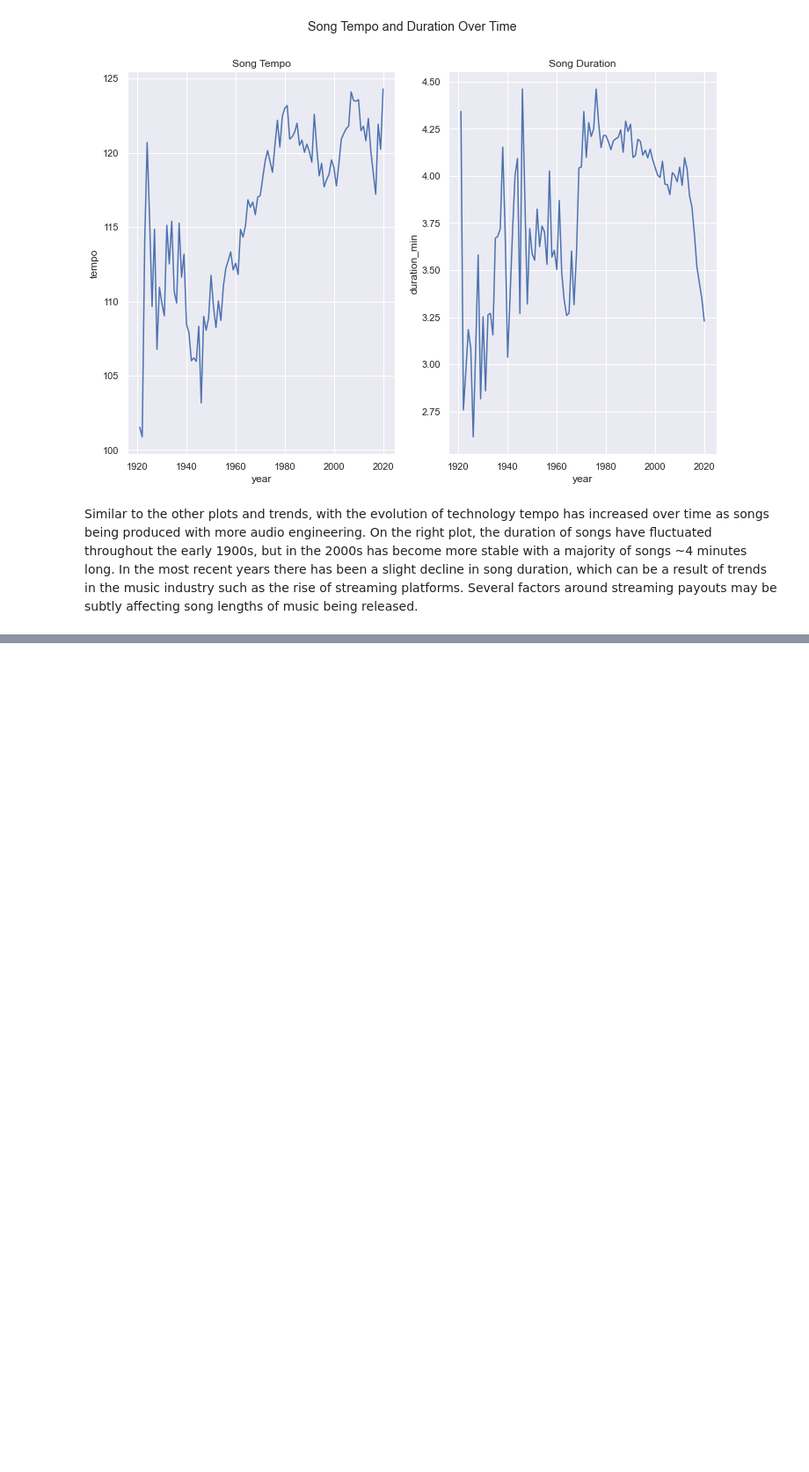
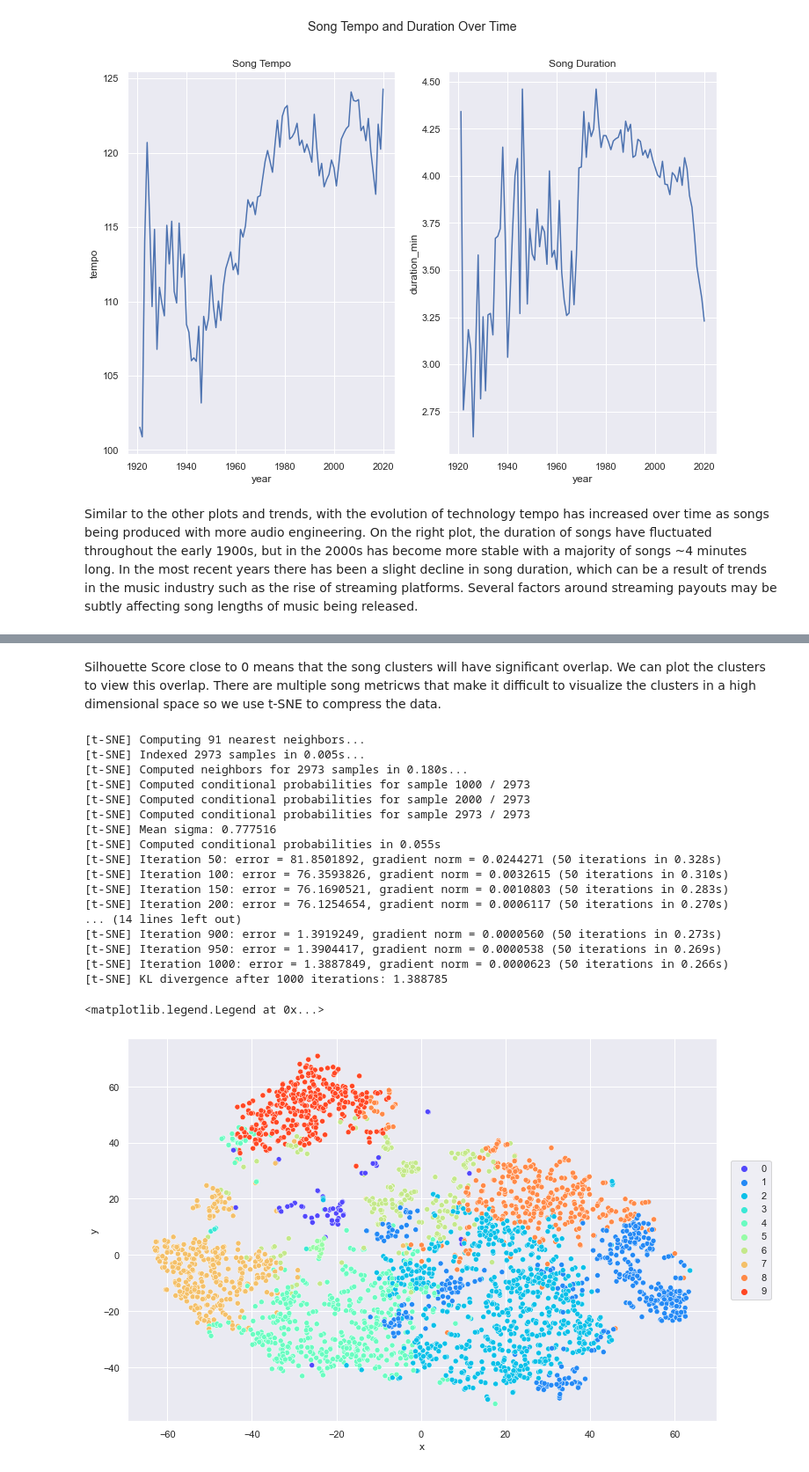
Before and after one commit to taylormanivanh/projects, a Jupyter notebook: Music_Recommender/Music_Recommender.ipynb, the cells around one changed output, grey strips where cells are left out. Shown at 88% size. Saved outputs shown, nothing was run; the diff lists cells and outputs as text; code cells hidden in the pictures; blank space fills up the shorter version.

```diff
--- a/Music_Recommender/Music_Recommender.ipynb
+++ b/Music_Recommender/Music_Recommender.ipynb
@@ -247,0 +366,37 @@ Similar to the other plots and trends, with the evolution of technology tempo ha
+# %% [markdown]
+Silhouette Score close to 0 means that the song clusters will have significant overlap. We can plot the clusters to view this overlap.
+There are multiple song metricws that make it difficult to visualize the clusters in a high dimensional space so we use t-SNE to compress the data.
+# %%
+# Create a pipeline to sequentially scale the data and implement t-SNE for dimensionality reduction
+tsne_pipe = Pipeline([('scaler', StandardScaler())
+                    ,('tsne', TSNE(n_components=2, verbose=2))])
+genre_embed = tsne_pipe.fit_transform(genre_data)
+projection = pd.DataFrame(columns=['x','y'], data=genre_embed)
+projection['title'] = data_by_genres['genres']
+projection['cluster'] = data_by_genres['cluster']
+
+# Plot the clusters
+sns.set(rc={'figure.figsize':(12 ,8)})
+palette = sns.color_palette('rainbow', 10)
+ax = sns.scatterplot(data=projection, x='x', y='y', hue='cluster', palette=palette, legend='full')
+plt.legend(bbox_to_anchor=(1.1, 0.5), loc='right')
+# %% [output]
+[t-SNE] Computing 91 nearest neighbors...
+[t-SNE] Indexed 2973 samples in 0.005s...
+[t-SNE] Computed neighbors for 2973 samples in 0.180s...
+[t-SNE] Computed conditional probabilities for sample 1000 / 2973
+[t-SNE] Computed conditional probabilities for sample 2000 / 2973
+[t-SNE] Computed conditional probabilities for sample 2973 / 2973
+[t-SNE] Mean sigma: 0.777516
+[t-SNE] Computed conditional probabilities in 0.055s
+[t-SNE] Iteration 50: error = 81.8501892, gradient norm = 0.0244271 (50 iterations in 0.328s)
+[t-SNE] Iteration 100: error = 76.3593826, gradient norm = 0.0032615 (50 iterations in 0.310s)
+[t-SNE] Iteration 150: error = 76.1690521, gradient norm = 0.0010803 (50 iterations in 0.283s)
+[t-SNE] Iteration 200: error = 76.1254654, gradient norm = 0.0006117 (50 iterations in 0.270s)
+... (14 lines left out)
+[t-SNE] Iteration 900: error = 1.3919249, gradient norm = 0.0000560 (50 iterations in 0.273s)
+[t-SNE] Iteration 950: error = 1.3904417, gradient norm = 0.0000538 (50 iterations in 0.269s)
+[t-SNE] Iteration 1000: error = 1.3887849, gradient norm = 0.0000623 (50 iterations in 0.266s)
+[t-SNE] KL divergence after 1000 iterations: 1.388785
+<matplotlib.legend.Legend at 0x...>
+[figure, added]
```
Also changed, not shown: parts of 23 cells of this notebook.
